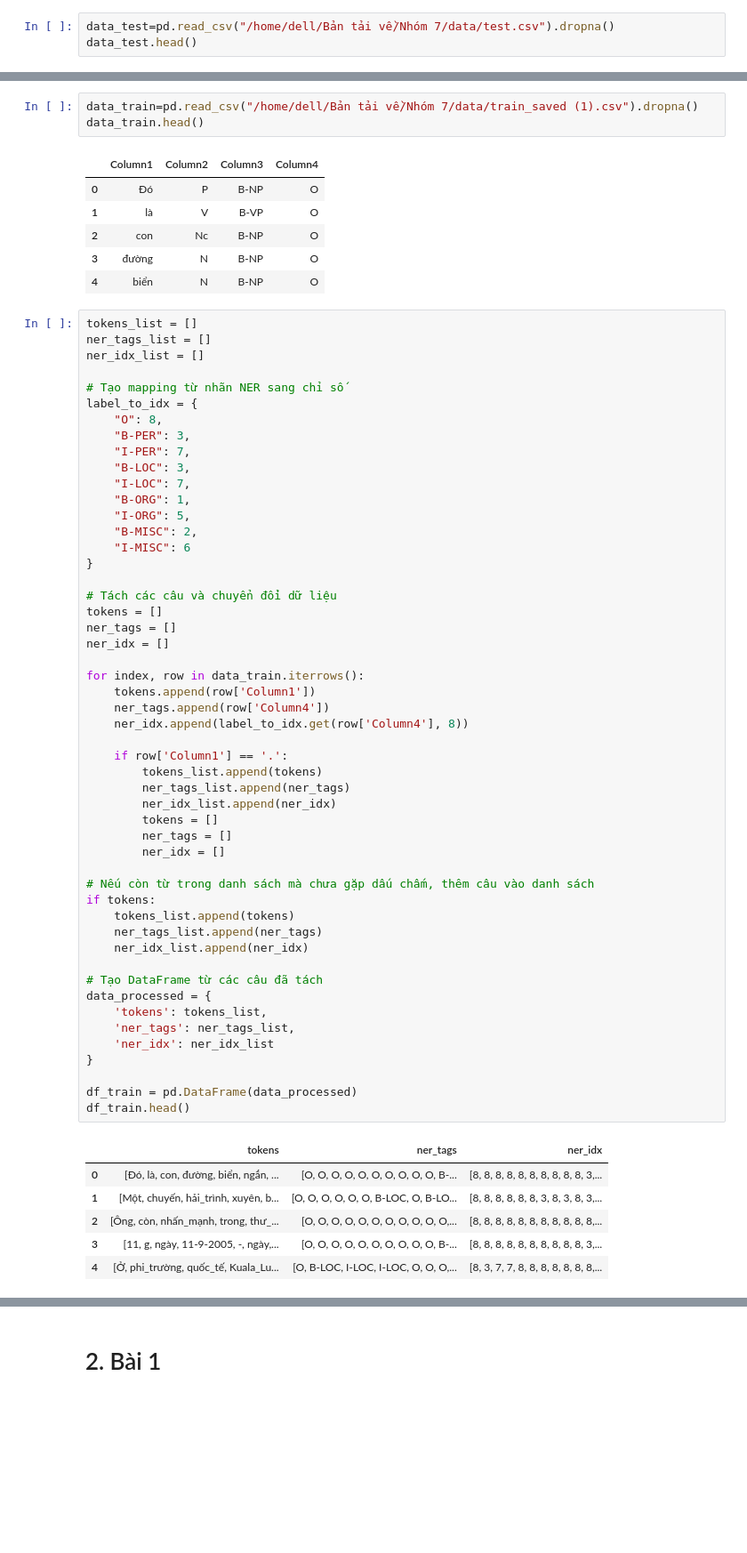
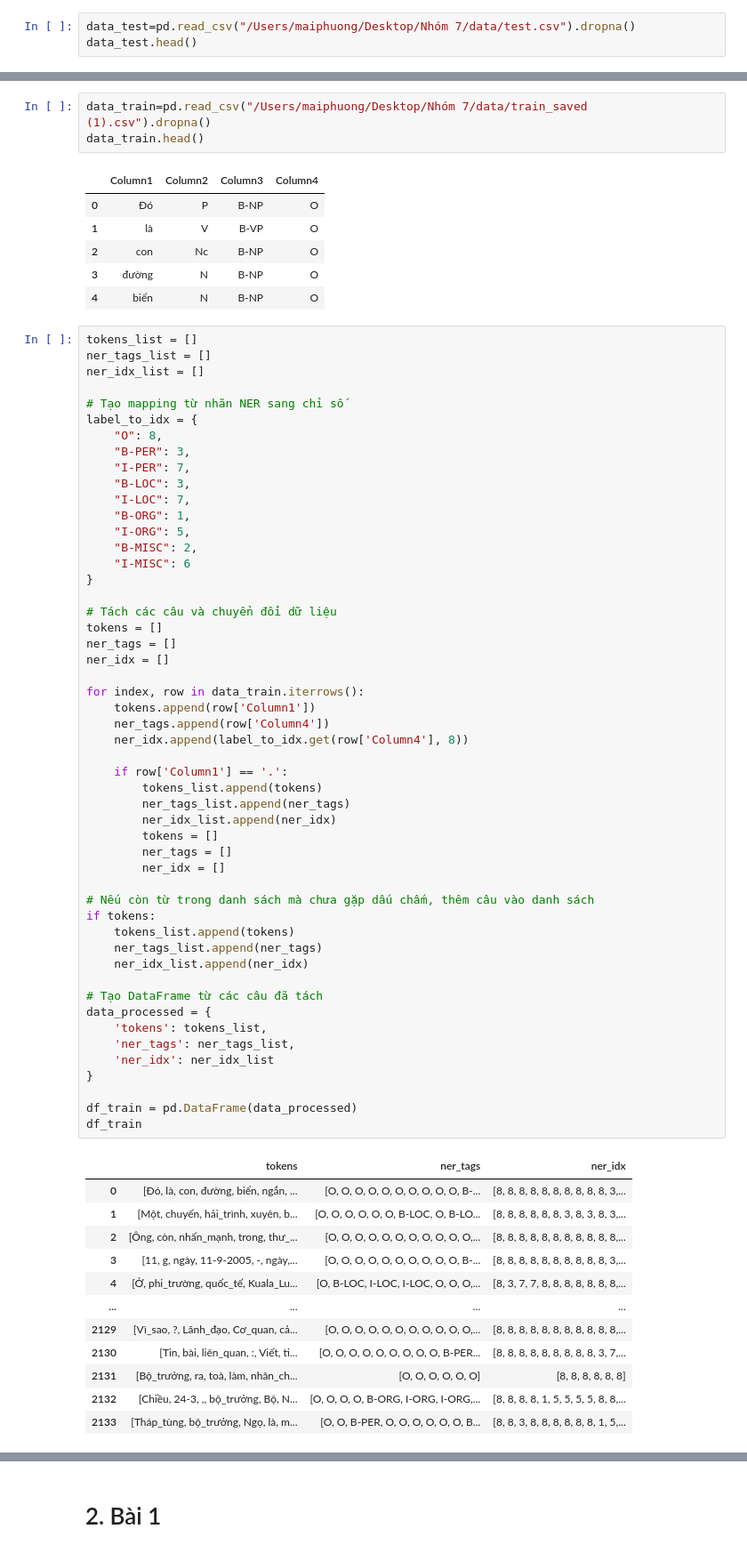
Before and after one commit to Vitaminsea1303/XLNNTN, a Jupyter notebook: BTL.ipynb, the cells around one changed output, grey strips where cells are left out. Shown: that part at 89% size. Cells and saved outputs as stored; diff of their text form; blank space fills up the shorter version.

```diff
--- a/BTL.ipynb
+++ b/BTL.ipynb
@@ -6,7 +6,7 @@ from sklearn.metrics import accuracy_score, precision_recall_fscore_support
 # %% [markdown]
 # 1. Đọc dữ liệu
 # %%
-data_test=pd.read_csv("/home/dell/Bản tải về/Nhóm 7/data/test.csv").dropna()
+data_test=pd.read_csv("/Users/maiphuong/Desktop/Nhóm 7/data/test.csv").dropna()
 data_test.head()
 # %% [output]
 |  | Column1 | Column2 | Column3 | Column4 |
@@ -75,7 +75,7 @@ df_test.head()
 | 3 | [Ở, Nghi_Hải, (, Nghệ_An, ), cũng... | [O, B-LOC, O, B-LOC, O, O, O, O, ... | [8, 3, 8, 3, 8, 8, 8, 8, 8, 8, 8,... |
 | 4 | [Chiều, cuối, thu, ,, trời, vùng_... | [O, O, O, O, O, O, B-LOC, O, O] | [8, 8, 8, 8, 8, 8, 3, 8, 8] |
 # %%
-data_train=pd.read_csv("/home/dell/Bản tải về/Nhóm 7/data/train_saved (1).csv").dropna()
+data_train=pd.read_csv("/Users/maiphuong/Desktop/Nhóm 7/data/train_saved (1).csv").dropna()
 data_train.head()
 # %% [output]
 |  | Column1 | Column2 | Column3 | Column4 |
@@ -114,31 +114,37 @@ for index, row in data_train.iterrows():
 
     if row['Column1'] == '.':
         tokens_list.append(tokens)
         ner_tags_list.append(ner_tags)
         ner_idx_list.append(ner_idx)
         tokens = []
         ner_tags = []
         ner_idx = []
 
 # Nếu còn từ trong danh sách mà chưa gặp dấu chấm, thêm câu vào danh sách
 if tokens:
     tokens_list.append(tokens)
     ner_tags_list.append(ner_tags)
     ner_idx_list.append(ner_idx)
 
 # Tạo DataFrame từ các câu đã tách
 data_processed = {
     'tokens': tokens_list,
     'ner_tags': ner_tags_list,
     'ner_idx': ner_idx_list
 }
 
 df_train = pd.DataFrame(data_processed)
-df_train.head()
+df_train
 # %% [output]
 |  | tokens | ner_tags | ner_idx |
 | 0 | [Đó, là, con, đường, biển, ngắn, ... | [O, O, O, O, O, O, O, O, O, O, B-... | [8, 8, 8, 8, 8, 8, 8, 8, 8, 8, 3,... |
 | 1 | [Một, chuyến, hải_trình, xuyên, b... | [O, O, O, O, O, O, B-LOC, O, B-LO... | [8, 8, 8, 8, 8, 8, 3, 8, 3, 8, 3,... |
 | 2 | [Ông, còn, nhấn_mạnh, trong, thư_... | [O, O, O, O, O, O, O, O, O, O, O,... | [8, 8, 8, 8, 8, 8, 8, 8, 8, 8, 8,... |
 | 3 | [11, g, ngày, 11-9-2005, -, ngày,... | [O, O, O, O, O, O, O, O, O, O, B-... | [8, 8, 8, 8, 8, 8, 8, 8, 8, 8, 3,... |
 | 4 | [Ở, phi_trường, quốc_tế, Kuala_Lu... | [O, B-LOC, I-LOC, I-LOC, O, O, O,... | [8, 3, 7, 7, 8, 8, 8, 8, 8, 8, 8,... |
+| ... | ... | ... | ... |
+| 2129 | [Vì_sao, ?, Lãnh_đạo, Cơ_quan, cả... | [O, O, O, O, O, O, O, O, O, O, O,... | [8, 8, 8, 8, 8, 8, 8, 8, 8, 8, 8,... |
+| 2130 | [Tin, bài, liên_quan, :, Viết, ti... | [O, O, O, O, O, O, O, O, O, B-PER... | [8, 8, 8, 8, 8, 8, 8, 8, 8, 3, 7,... |
+| 2131 | [Bộ_trưởng, ra, toà, làm, nhân_ch... | [O, O, O, O, O, O] | [8, 8, 8, 8, 8, 8] |
+| 2132 | [Chiều, 24-3, ,, bộ_trưởng, Bộ, N... | [O, O, O, O, B-ORG, I-ORG, I-ORG,... | [8, 8, 8, 8, 1, 5, 5, 5, 5, 8, 8,... |
+| 2133 | [Tháp_tùng, bộ_trưởng, Ngọ, là, m... | [O, O, B-PER, O, O, O, O, O, O, B... | [8, 8, 3, 8, 8, 8, 8, 8, 8, 1, 5,... |
```
Also changed, not shown: parts of 8 cells of this notebook, 1 other file.
